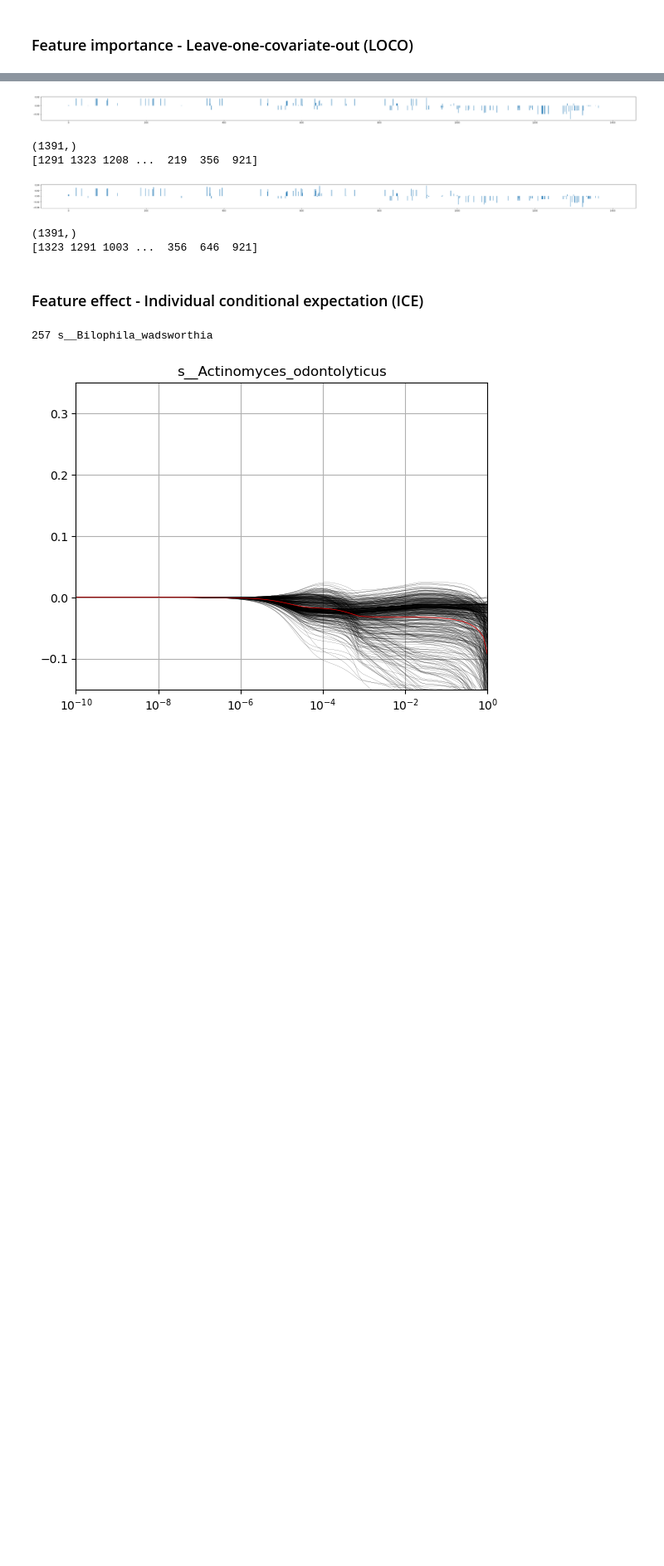
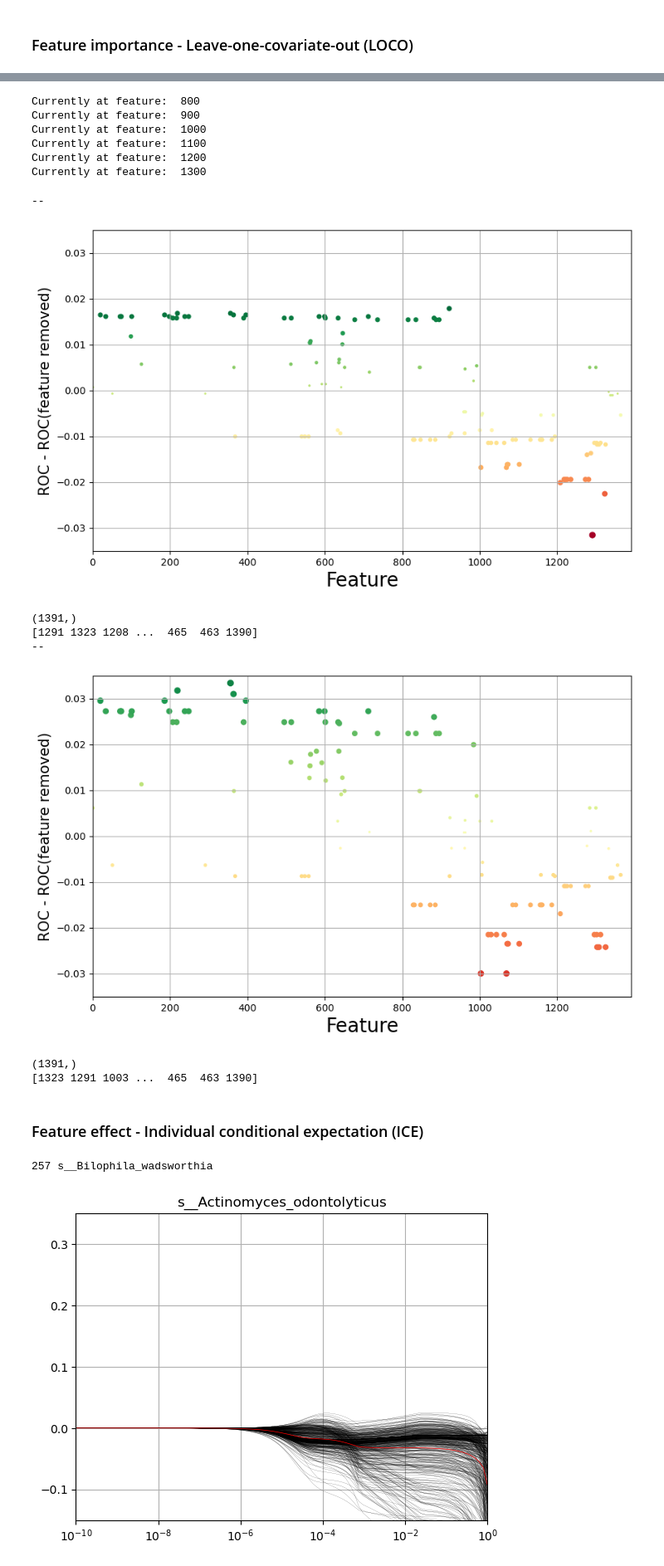
Before and after one commit to LenMetz/TabPFN-medical, a Jupyter notebook: interpretability.ipynb, the cells around one changed output, grey strips where cells are left out. Shown at 83% size. Saved outputs shown, nothing was run; the diff lists cells and outputs as text; code cells hidden in the pictures; blank space fills up the shorter version.

```diff
--- a/interpretability.ipynb
+++ b/interpretability.ipynb
@@ -40,12 +41,12 @@ seed = 42
 overwrite = True
 metrics = ["roc_auc", "f1"]
 dir_path = os.path.abspath(os.getcwd())
-run_name = "medium_mlp_var_balance_05weight_anova"
+run_name = "small_mlp_var_balance_05weight_anova_bestwithnoisebnn_100"
 path = dir_path + f"/logs/trainrun_{run_name}"
 filename = "model"
 
 model = MedPFNClassifier(base_path=path, filename=filename, device='cpu', N_ensemble_configurations=N_ens, multiclass_decoder=multi_decoder,  no_preprocess_mode=no_pre_process)
-model = XGBClassifier(n_estimators=5, max_depth=5, learning_rate=1, objective='binary:logistic')
+#model = XGBClassifier(n_estimators=5, max_depth=5, learning_rate=1, objective='binary:logistic')
 reducer = AnovaSelect()
 
 results, _ = cross_validate_sample(model, all_data, labels, metrics, strat_split, cv, sampling,
@@ -68,10 +58,12 @@ Currently at feature:  700
 # %%
 rocs = []
 f1s = []
-for f in range(0,750):
+for f in range(750,1391):
     if f%100==0:
         print("Currently at feature: ", f)
     loco_data = np.delete(all_data,f,axis=1)
+    p = np.random.permutation(loco_data.shape[1])
+    loco_data = loco_data[:,p]
     loco_results, _ = cross_validate_sample(model, loco_data, labels, metrics, strat_split, cv, sampling,
                                    reducer, max_samples, seed=seed, overwrite=overwrite, n_best_delete=best_delete)
     #model.pred_model.model[2].zero_grad()
@@ -84,29 +76,47 @@ directory = f"results/{red_name}"
 if not os.path.exists(directory):
     os.makedirs(directory)
 if save:
-    np.save(f"results/{red_name}/xgb_rocs1.npy", rocs)
-    np.save(f"results/{red_name}/xgb_f1s1.npy", f1s)
+    np.save(f"results/{red_name}/rocs2.npy", rocs)
+    np.save(f"results/{red_name}/f1s2.npy", f1s)
 #plt.hist(rocs)
+# %% [output]
+Currently at feature:  800
+Currently at feature:  900
+Currently at feature:  1000
+Currently at feature:  1100
+Currently at feature:  1200
+Currently at feature:  1300
 # %%
 for m in ["rocs", "f1s"]:
     red_name ="fi-loco"
     file1 = np.load(f"results/{red_name}/{m}1.npy")
     file2 = np.load(f"results/{red_name}/{m}2.npy")
     full = np.concatenate((file1, file2), axis=0)
-    plt.figure(figsize=(50,2), dpi=100)
+    full = np.ma.masked_where(full==0,full)
+    print(np.median(full))
+    plt.figure(figsize=(10,6), dpi=100)
     #plt.hist(full, bins=100)
-    plt.bar(np.arange(full.shape[0]),full, width=1)
+    cmap = mpl.cm.get_cmap("RdYlGn").copy()
+    cmap.set_bad(color='black')
+    plt.scatter(np.arange(full.shape[0]),full, c=full-np.mean(full), cmap=cmap, s=1+np.abs(full)*1e3, marker="o")
+    plt.xlabel("Feature", fontsize=20)
+    plt.ylabel("ROC - ROC(feature removed)", fontsize=15)
+    plt.xlim(0,full.shape[0])
+    plt.ylim(-0.035,0.035)
+    plt.grid()
     plt.show()
     print(full.shape)
     print(np.argsort(full))
     best = np.argsort(full)
 # %% [output]
+--
-[figure, old version]
+[figure, new version]
-(1391,)
-[1291 1323 1208 ...  219  356  921]
+(1391,)
+[1291 1323 1208 ...  465  463 1390]
+--
-[figure, old version]
+[figure, new version]
-(1391,)
-[1323 1291 1003 ...  356  646  921]
+(1391,)
+[1323 1291 1003 ...  465  463 1390]
 # %%
 plt.hist(results[0]-np.array(rocs))
 plt.show()
```
Also changed, not shown: parts of 3 cells of this notebook, 17 other files.
